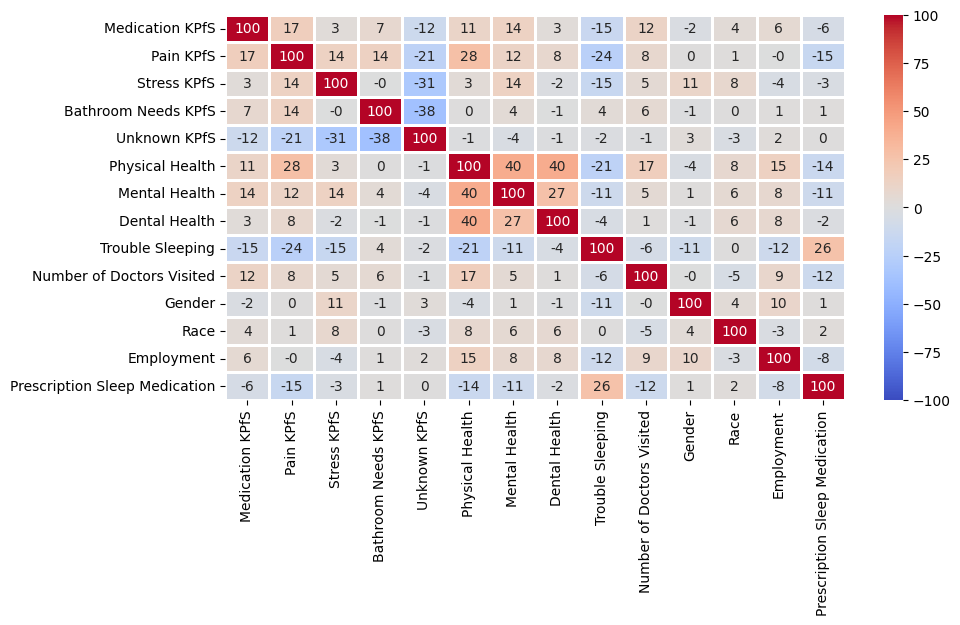
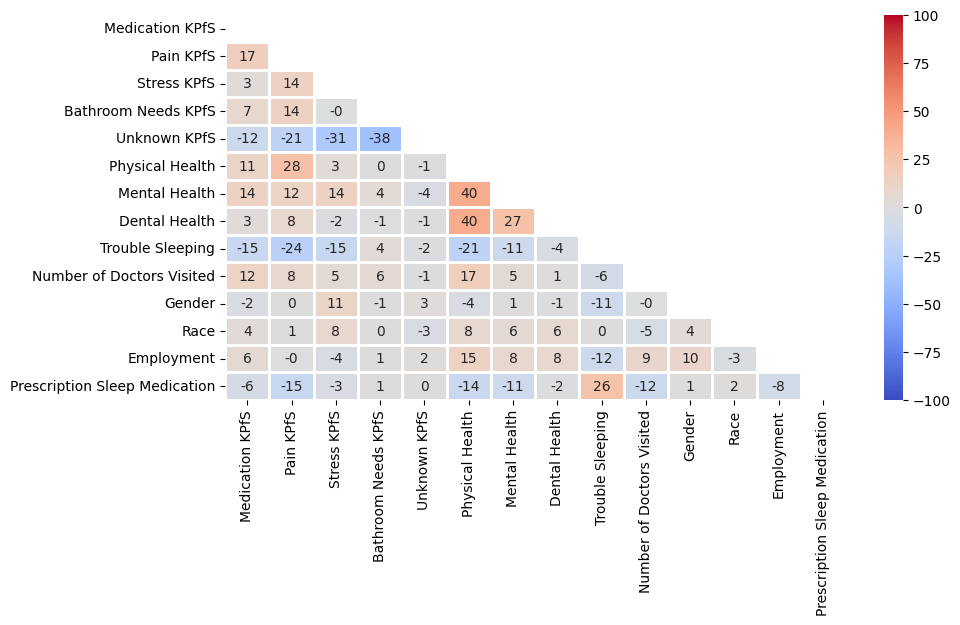
The change to this notebook cell's code, shown as a diff; its figure went from the first image to the second:
--- before
+++ after
@@ -1,3 +1,4 @@
-crm = npha_dtf.corr()
-seaborn.heatmap(100*crm.loc[sorted_columns,sorted_columns], linewidth=.8, vmin=-100, vmax=100,
+crm = 100*npha_dtf.corr().loc[sorted_columns,sorted_columns]
+mask = numpy.triu(numpy.ones_like(crm, dtype=bool))
+seaborn.heatmap(crm, linewidth=.8, vmin=-100, vmax=100, mask=mask,
                 annot=True, fmt=".0f", cmap="coolwarm");

Commit: First version visualization notebooks